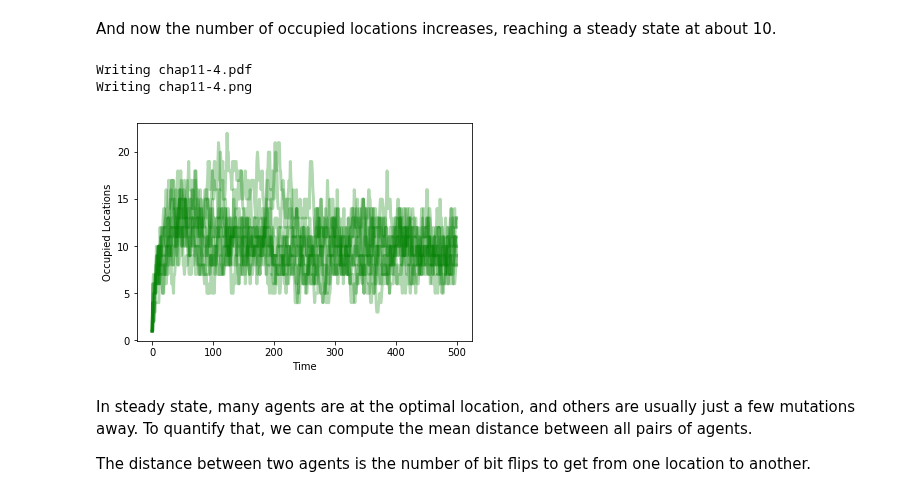
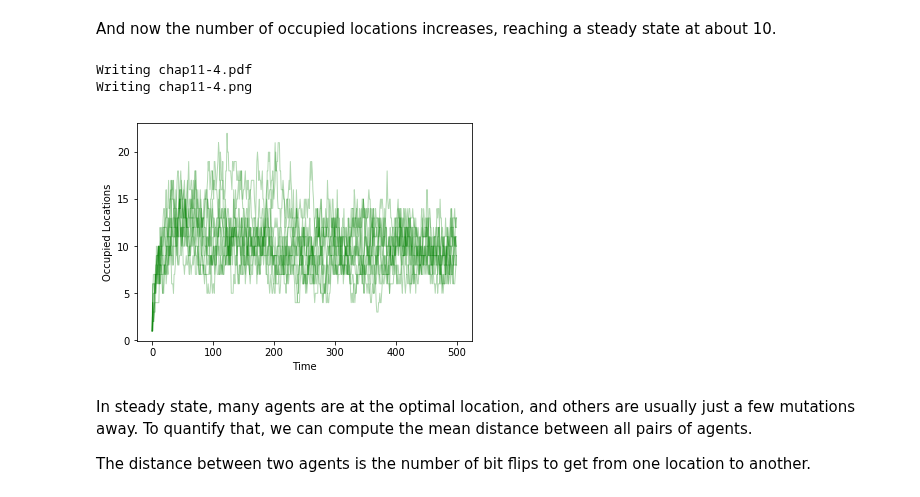
Before and after one commit to AllenDowney/ThinkComplexity2, a Jupyter notebook: code/chap11soln.ipynb, the cells around one changed output. Cells and saved outputs as stored; diff of their text form; code cells hidden in the pictures.

```diff
--- a/code/chap11soln.ipynb
+++ b/code/chap11soln.ipynb
@@ -548,10 +548,8 @@ Mutation is one way of increasing, or at least maintaining, diversity.
 # %%
 class Mutant(Agent):
 
-    prob_mutate = 0.05
-
-    def copy(self):
-        if np.random.random() > self.prob_mutate:
+    def copy(self, prob_mutate=0.05):
+        if np.random.random() > prob_mutate:
             loc = self.loc.copy()
         else:
             direction = np.random.randint(self.fit_land.N)
@@ -627,12 +625,13 @@ Writing chap11-3.png
 And now the number of occupied locations increases, reaching a steady state at about 10.
 # %%
 RandomSeed(17)
-sim = plot_sims(fit_land, agent_maker2, SimWithBoth, OccupiedLocations, color='green')
+sim = plot_sims(fit_land, agent_maker2, SimWithBoth, OccupiedLocations,
+                color='green', linewidth=1)
 thinkplot.save('chap11-4')
 # %% [output]
 Writing chap11-4.pdf
 Writing chap11-4.png
-[figure, old version]
+[figure, new version]
 # %% [markdown]
 In steady state, many agents are at the optimal location, and others are usually just a few mutations away.  To quantify that, we can compute the mean distance between all pairs of agents.
 
```
Also changed, not shown: parts of 14 cells of this notebook, 28 other files.
